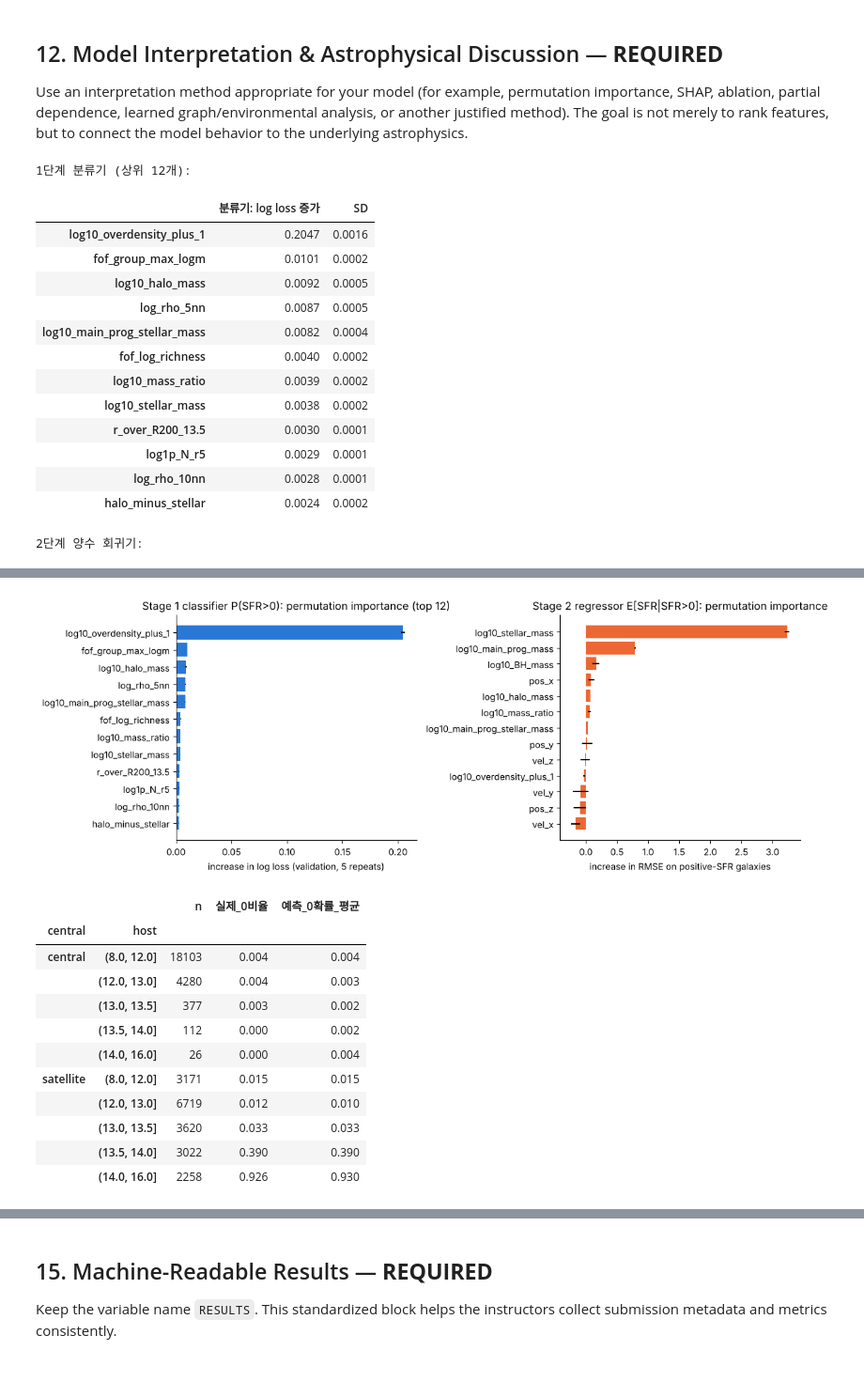
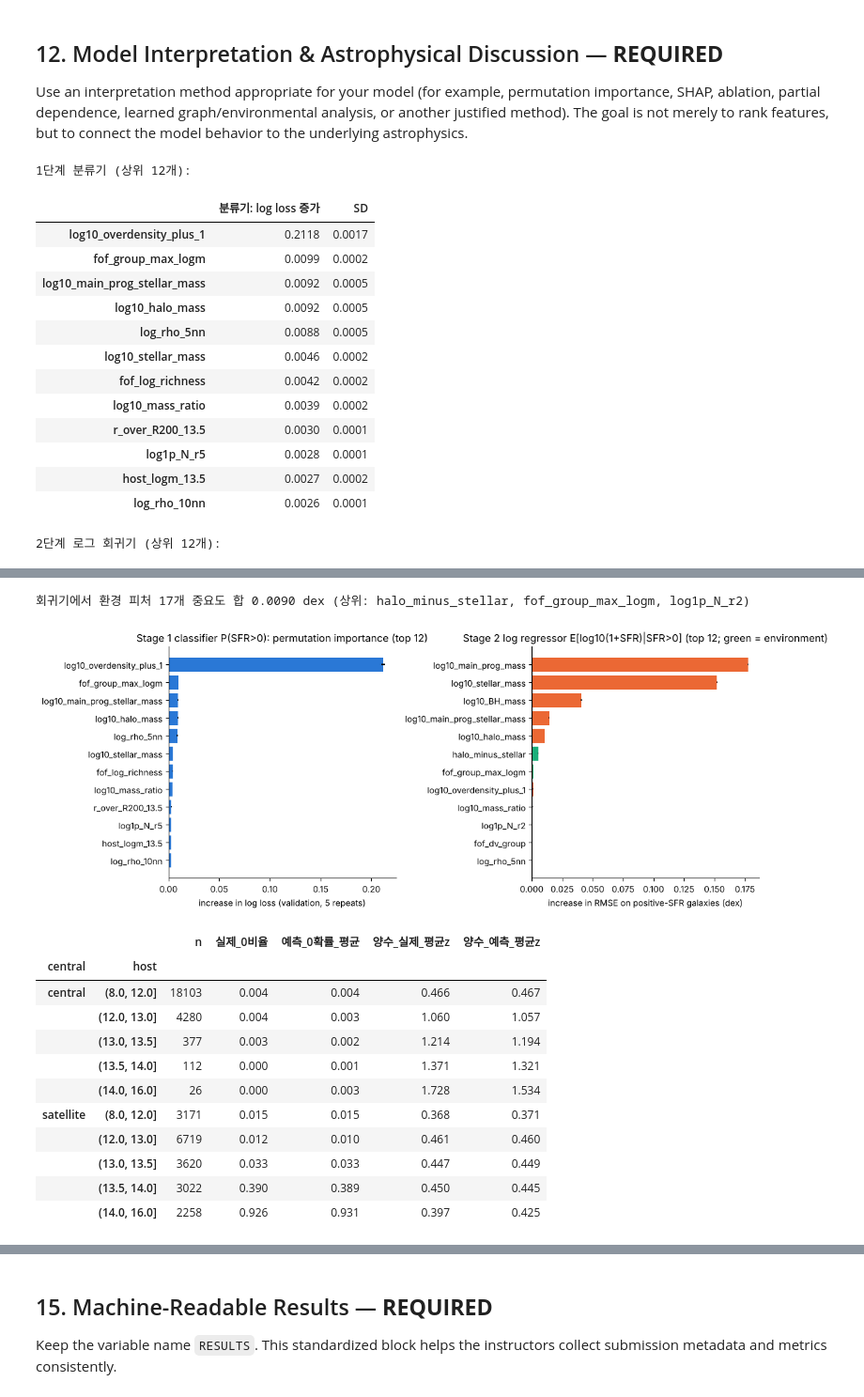
Before and after one commit to ZizonK7/sdi2026-galaxy-sfr, a Jupyter notebook: DataHub_701104_mid.ipynb, the cells around one changed output, grey strips where cells are left out. Shown at 94% size. Cells and saved outputs as stored; diff of their text form; code cells hidden in the pictures; blank space fills up the shorter version.

```diff
--- a/DataHub_701104_mid.ipynb
+++ b/DataHub_701104_mid.ipynb
@@ -2423,49 +2626,55 @@ SFR>100 은하 61개 중 분류기가 0으로 보낸 수 0, 예측 순위 상위
 Use an interpretation method appropriate for your model (for example, permutation importance, SHAP, ablation, partial dependence, learned graph/environmental analysis, or another justified method). The goal is not merely to rank features, but to connect the model behavior to the underlying astrophysics.
 # %%
 # 12절 보조: 두 단계가 각각 어느 피처에 기대나 — permutation importance (검증 데이터, 5회 반복). 해석용.
+# 회귀기는 양수 은하의 로그 SFR(D1)에서 RMSE 증가로 잰다.
 imp_clf = permutation_importance(FINAL_MODEL.clf_, X_val_env[CLF_FEATURES], yv_pos, scoring="neg_log_loss",
                                  n_repeats=5, random_state=RANDOM_SEED, n_jobs=-1)
 pos_mask = yv > 0
-imp_reg = permutation_importance(FINAL_MODEL.reg_, X_val_env.loc[pos_mask, REG_FEATURES], y_val[pos_mask],
+imp_reg = permutation_importance(FINAL_MODEL.reg_, X_val_env.loc[pos_mask, REG_FEATURES], to_log(yv[pos_mask]),
                                  scoring="neg_root_mean_squared_error", n_repeats=5, random_state=RANDOM_SEED, n_jobs=-1)
 imp_c = pd.DataFrame({"분류기: log loss 증가": imp_clf.importances_mean, "SD": imp_clf.importances_std}, index=CLF_FEATURES).sort_values("분류기: log loss 증가", ascending=False)
-imp_r = pd.DataFrame({"양수 회귀기: RMSE 증가": imp_reg.importances_mean, "SD": imp_reg.importances_std}, index=REG_FEATURES).sort_values("양수 회귀기: RMSE 증가", ascending=False)
+imp_r = pd.DataFrame({"로그 회귀기: RMSE 증가 (dex)": imp_reg.importances_mean, "SD": imp_reg.importances_std}, index=REG_FEATURES).sort_values("로그 회귀기: RMSE 증가 (dex)", ascending=False)
 print("1단계 분류기 (상위 12개):"); display(imp_c.head(12).round(4))
-print("2단계 양수 회귀기:"); display(imp_r.round(4))
+print("2단계 로그 회귀기 (상위 12개):"); display(imp_r.head(12).round(4))
+_env_r = imp_r.loc[imp_r.index.isin(ENV_FEATURES), "로그 회귀기: RMSE 증가 (dex)"]
+print(f"회귀기에서 환경 피처 17개 중요도 합 {_env_r.sum():.4f} dex (상위: {', '.join(_env_r.head(3).index)})")
 
-# 분류기의 환경 피처 부분 의존: 중심/위성 × 호스트 질량에 따른 예측 확률 (val 은하의 다른 피처는 그대로)
-fig, axes = plt.subplots(1, 2, figsize=(12, 4.5))
+fig, axes = plt.subplots(1, 2, figsize=(12, 4.8))
 order_c = imp_c.head(12).index[::-1]
 axes[0].barh(order_c, imp_c.loc[order_c, "분류기: log loss 증가"], xerr=imp_c.loc[order_c, "SD"], color="#2a78d6")
 axes[0].set_title("Stage 1 classifier P(SFR>0): permutation importance (top 12)")
 axes[0].set_xlabel("increase in log loss (validation, 5 repeats)")
-order_r = imp_r.index[::-1]
-axes[1].barh(order_r, imp_r.loc[order_r, "양수 회귀기: RMSE 증가"], xerr=imp_r.loc[order_r, "SD"], color="#eb6834")
-axes[1].set_title("Stage 2 regressor E[SFR|SFR>0]: permutation importance")
-axes[1].set_xlabel("increase in RMSE on positive-SFR galaxies")
+order_r = imp_r.head(12).index[::-1]
+axes[1].barh(order_r, imp_r.loc[order_r, "로그 회귀기: RMSE 증가 (dex)"], xerr=imp_r.loc[order_r, "SD"],
+             color=["#1baf7a" if c in ENV_FEATURES else "#eb6834" for c in order_r])
+axes[1].set_title("Stage 2 log regressor E[log10(1+SFR)|SFR>0] (top 12; green = environment)")
+axes[1].set_xlabel("increase in RMSE on positive-SFR galaxies (dex)")
 for a in axes:
     a.spines[["top", "right"]].set_visible(False)
 plt.tight_layout(); plt.show()
 
-# 위성/중심 × 호스트 질량별 실제 0 비율과 분류기 평균 확률 (val)
+# 위성/중심 × 호스트 질량별 실제 0 비율과 분류기 평균 확률, 양수 은하의 실제·예측 평균 로그 SFR (val)
 cen = X_val_env["fof_is_central"].to_numpy() == 1
 hb = pd.cut(X_val_env["fof_group_max_logm"], [8, 12, 13, 13.5, 14, 16])
-sat_tab = (pd.DataFrame({"host": hb, "central": np.where(cen, "central", "satellite"), "zero": (yv == 0), "p_zero": 1 - p_fin})
-           .groupby(["central", "host"], observed=True).agg(n=("zero", "size"), 실제_0비율=("zero", "mean"), 예측_0확률_평균=("p_zero", "mean")))
+_e_pos = FINAL_MODEL.predict_log_positive(X_val_env)
+sat_tab = (pd.DataFrame({"host": hb, "central": np.where(cen, "central", "satellite"), "zero": (yv == 0), "p_zero": 1 - p_fin,
+                         "z_pos_true": np.where(yv > 0, to_log(yv), np.nan), "z_pos_pred": np.where(yv > 0, _e_pos, np.nan)})
+           .groupby(["central", "host"], observed=True).agg(n=("zero", "size"), 실제_0비율=("zero", "mean"), 예측_0확률_평균=("p_zero", "mean"),
+                                                             양수_실제_평균z=("z_pos_true", "mean"), 양수_예측_평균z=("z_pos_pred", "mean")))
 display(sat_tab.round(3))
 # %% [output]
 1단계 분류기 (상위 12개):
 |  | 분류기: log loss 증가 | SD |
-| log10_overdensity_plus_1 | 0.2047 | 0.0016 |
-| fof_group_max_logm | 0.0101 | 0.0002 |
+| log10_overdensity_plus_1 | 0.2118 | 0.0017 |
+| fof_group_max_logm | 0.0099 | 0.0002 |
+| log10_main_prog_stellar_mass | 0.0092 | 0.0005 |
 | log10_halo_mass | 0.0092 | 0.0005 |
-| log_rho_5nn | 0.0087 | 0.0005 |
-| log10_main_prog_stellar_mass | 0.0082 | 0.0004 |
-| fof_log_richness | 0.0040 | 0.0002 |
+| log_rho_5nn | 0.0088 | 0.0005 |
+| log10_stellar_mass | 0.0046 | 0.0002 |
+| fof_log_richness | 0.0042 | 0.0002 |
 | log10_mass_ratio | 0.0039 | 0.0002 |
-| log10_stellar_mass | 0.0038 | 0.0002 |
 | r_over_R200_13.5 | 0.0030 | 0.0001 |
-| log1p_N_r5 | 0.0029 | 0.0001 |
-| log_rho_10nn | 0.0028 | 0.0001 |
-| halo_minus_stellar | 0.0024 | 0.0002 |
+| log1p_N_r5 | 0.0028 | 0.0001 |
+| host_logm_13.5 | 0.0027 | 0.0002 |
+| log_rho_10nn | 0.0026 | 0.0001 |
-2단계 양수 회귀기:
+2단계 로그 회귀기 (상위 12개):
@@ -2486,16 +2694,17 @@ display(sat_tab.round(3))
+회귀기에서 환경 피처 17개 중요도 합 0.0090 dex (상위: halo_minus_stellar, fof_group_max_logm, log1p_N_r2)
-[figure, old version]
+[figure, new version]
-|  |  | n | 실제_0비율 | 예측_0확률_평균 |
-| central | host |  |  |  |
-| central | (8.0, 12.0] | 18103 | 0.004 | 0.004 |
-|  | (12.0, 13.0] | 4280 | 0.004 | 0.003 |
-|  | (13.0, 13.5] | 377 | 0.003 | 0.002 |
-|  | (13.5, 14.0] | 112 | 0.000 | 0.002 |
-|  | (14.0, 16.0] | 26 | 0.000 | 0.004 |
-| satellite | (8.0, 12.0] | 3171 | 0.015 | 0.015 |
-|  | (12.0, 13.0] | 6719 | 0.012 | 0.010 |
-|  | (13.0, 13.5] | 3620 | 0.033 | 0.033 |
-|  | (13.5, 14.0] | 3022 | 0.390 | 0.390 |
-|  | (14.0, 16.0] | 2258 | 0.926 | 0.930 |
+|  |  | n | 실제_0비율 | 예측_0확률_평균 | 양수_실제_평균z | 양수_예측_평균z |
+| central | host |  |  |  |  |  |
+| central | (8.0, 12.0] | 18103 | 0.004 | 0.004 | 0.466 | 0.467 |
+|  | (12.0, 13.0] | 4280 | 0.004 | 0.003 | 1.060 | 1.057 |
+|  | (13.0, 13.5] | 377 | 0.003 | 0.002 | 1.214 | 1.194 |
+|  | (13.5, 14.0] | 112 | 0.000 | 0.001 | 1.371 | 1.321 |
+|  | (14.0, 16.0] | 26 | 0.000 | 0.003 | 1.728 | 1.534 |
+| satellite | (8.0, 12.0] | 3171 | 0.015 | 0.015 | 0.368 | 0.371 |
+|  | (12.0, 13.0] | 6719 | 0.012 | 0.010 | 0.461 | 0.460 |
+|  | (13.0, 13.5] | 3620 | 0.033 | 0.033 | 0.447 | 0.449 |
+|  | (13.5, 14.0] | 3022 | 0.390 | 0.389 | 0.450 | 0.445 |
+|  | (14.0, 16.0] | 2258 | 0.926 | 0.931 | 0.397 | 0.425 |
 # %% [markdown]
 ### 12.1 Scientific Interpretation — **STUDENT RESPONSE**
 
```
Also changed, not shown: parts of 20 cells of this notebook, 1 other file.
